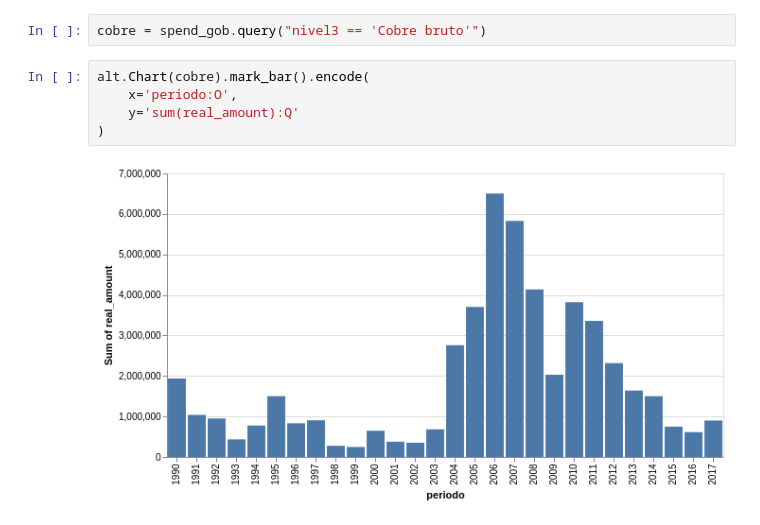
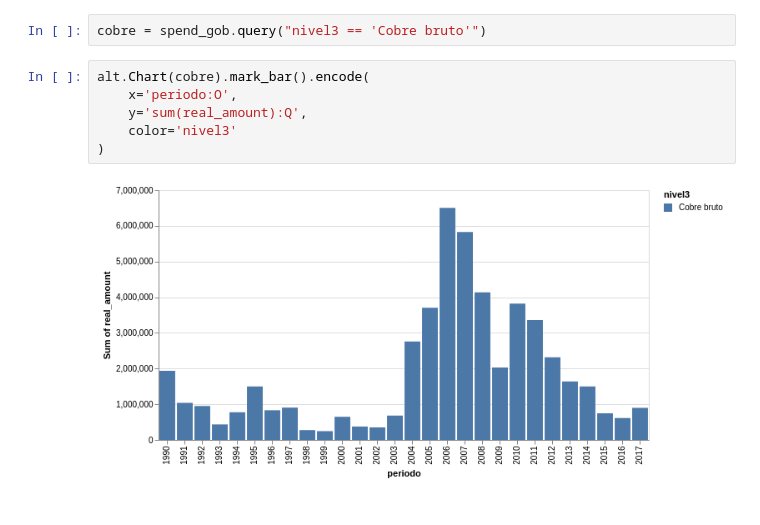
Before and after one commit to aoguedao/Dathaton-Gasto-Fiscal-Viz, a Jupyter notebook: IngresosGastosGobierno.ipynb, the cells around one changed output. Drawn from its saved outputs; the diff is of its cells as text.

```diff
--- a/IngresosGastosGobierno.ipynb
+++ b/IngresosGastosGobierno.ipynb
@@ -61,7 +61,8 @@ cobre = spend_gob.query("nivel3 == 'Cobre bruto'")
 # %%
 alt.Chart(cobre).mark_bar().encode(
     x='periodo:O',
-    y='sum(real_amount):Q'
+    y='sum(real_amount):Q',
+    color='nivel3'
 )
 # %% [output]
-[figure, old version]
+[figure, new version]
```
Also changed, not shown: parts of 2 cells of this notebook, 2 other files.
